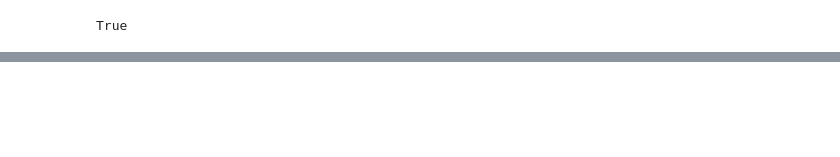
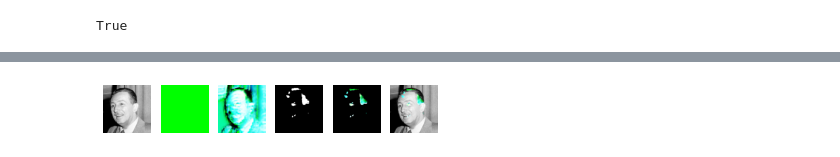
Before and after one commit to GarlandZhang/hairy_gan, a Jupyter notebook: api_rnd.ipynb, the cells around one changed output, grey strips where cells are left out. Saved outputs shown, nothing was run; the diff lists cells and outputs as text; code cells hidden in the pictures; blank space fills up the shorter version.

```diff
--- a/api_rnd.ipynb
+++ b/api_rnd.ipynb
@@ -334,0 +382,36 @@ True
+# %%
+def display(images):
+  rows, cols = len(images[0]), len(images)
+  fig, axes = plt.subplots(rows, cols)
+
+  count = 0
+
+  if rows == 1:
+    for col in range(cols):
+      axes[col].imshow(images[count][0])
+      axes[col].axis('off')
+      count += 1
+  else:
+    for row in range(rows):
+      for col in range(cols):
+        axes[row, col].imshow(images[row][count])
+        axes[row, col].axis('off')
+        count += 1
+
+  plt.show()
+# %%
+mask_3ch = np.zeros((1, ) + img_res + (3, ))
+mask_3ch[:] = mask
+mask_3ch = tf.Variable(mask_3ch)
+# %%
+stylized_image_np = (stylized_image.numpy() * 255.).astype(np.uint8)[0]
+stylized_img_with_mask = cv2.bitwise_and(stylized_image_np, stylized_image_np, mask=mask)
+stylized_img_with_mask = np.expand_dims(stylized_img_with_mask, axis=0)
+# %%
+content_image_np = content_image.numpy()
+stylized_hair_img = content_image_np.copy()
+stylized_hair_img[stylized_img_with_mask > 0] = 0
+stylized_hair_img_with_mask = stylized_hair_img + stylized_img_with_mask
+# %%
+display([content_image / 255., style_image, stylized_image, mask_3ch, stylized_img_with_mask, stylized_hair_img_with_mask / 255.])
+# %% [output]
@@ -334,0 +420 @@ True
+[figure, added]
```
Also changed, not shown: parts of 10 cells of this notebook.
